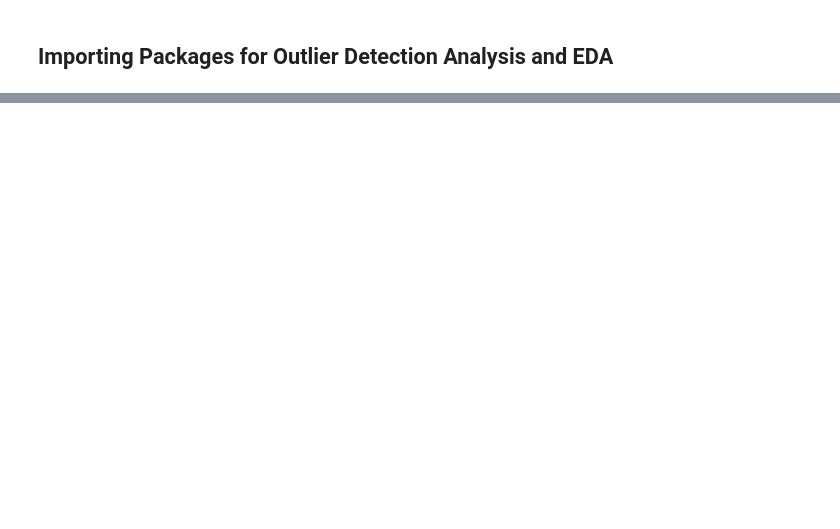
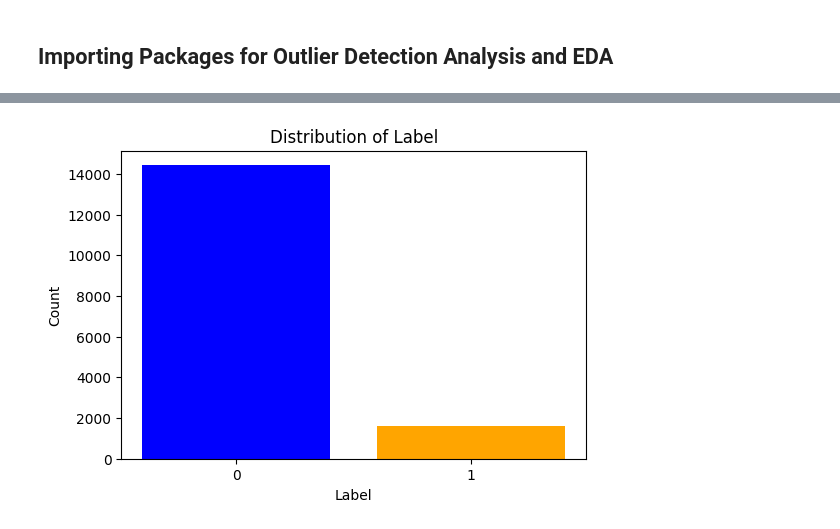
Before and after one commit to petartodorovic/Programming-Problems, a Jupyter notebook: RandomLearnings/AnomalyDetection.ipynb, the cells around one changed output, grey strips where cells are left out. Drawn from its saved outputs; the diff is of its cells as text; code cells hidden in the pictures; blank space fills up the shorter version.

```diff
--- a/RandomLearnings/AnomalyDetection.ipynb
+++ b/RandomLearnings/AnomalyDetection.ipynb
@@ -27,3 +92,17 @@ input_df = pd.read_csv("/Users/petartodorovic/Documents/Programming/Programming-
     - Random split is more likely to occur in an inlier/outlier gap, hence why the method is an efficient protocol for detecting these outliers
 
 Only a fraction of the inliers will suffice to differentiate the outliers, which drastically reduces computation time
+# %%
+# Instantiate Isolation Forest
+iforest = IForest(n_estimators=200)
+iforest.fit(input_df)
+labels = iforest.labels_
+outliers = input_df[labels == 1]
+
+probs = iforest.predict_proba(input_df)
+outlier_probs = probs[:, 1]
+confident_outliers = input_df[outlier_probs >= 0.7]
+
+print(len(confident_outliers))
+
+probs
@@ -30,7 +118,13 @@ Only a fraction of the inliers will suffice to differentiate the outliers, which
 # %%
-from pyod.models.iforest import IForest
 
 iforest = IForest()
-labels = iforest.fit_predict()
+labels = iforest.fit_predict(input_df)
 
 outliers = input_df[labels==1]
+outliers
+
+labels_df_if = pd.DataFrame(labels, columns=['Label'])
+# %%
+plot_binary_barchart(labels_df_if, 'Label')
+# %% [output]
+[figure, added]
```
Also changed, not shown: parts of 11 cells of this notebook, 1 other file.
